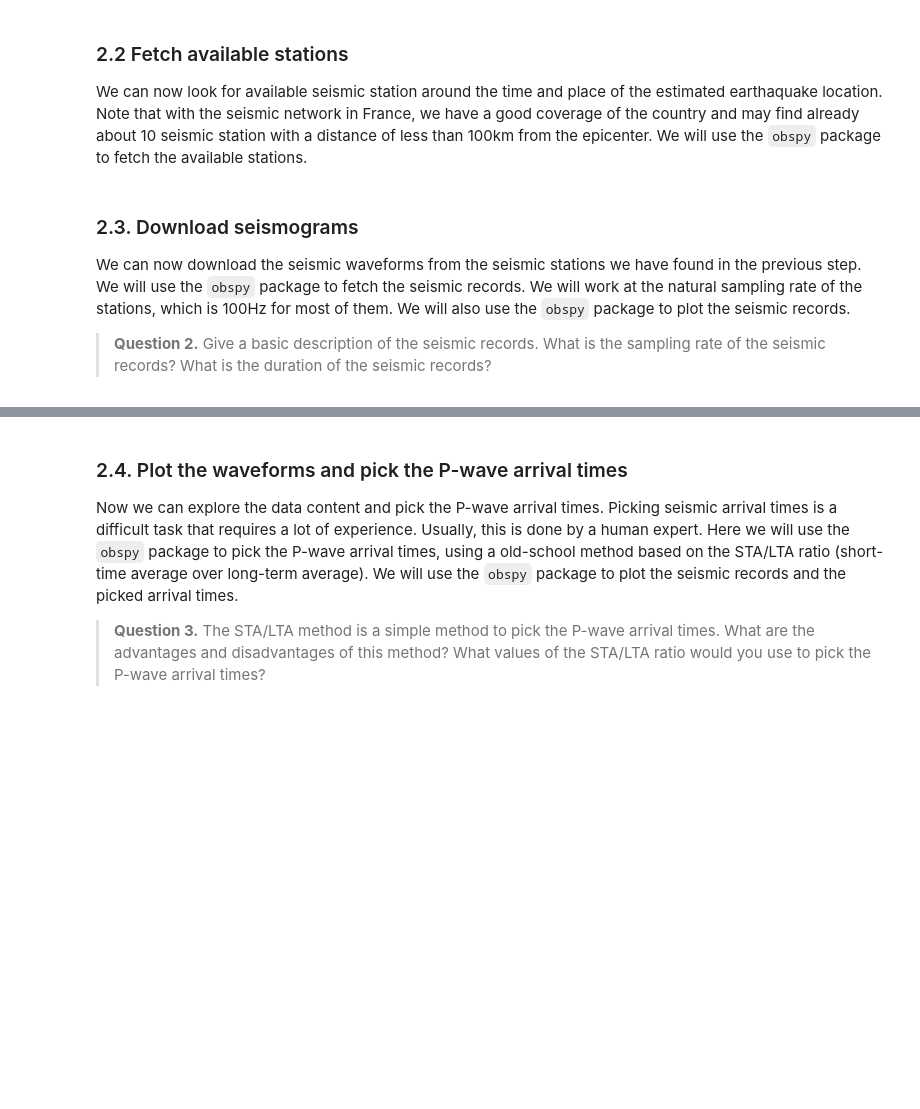
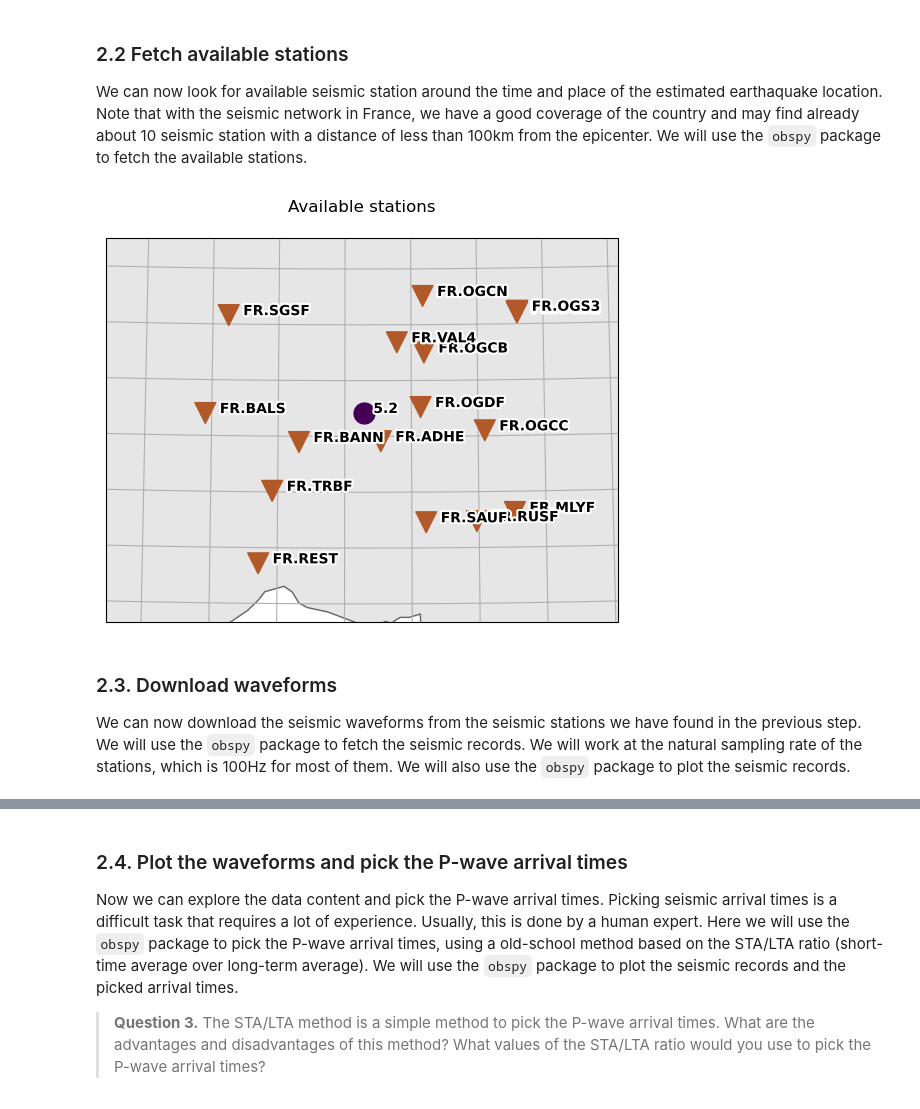
Before and after one commit to leonard-seydoux/earth-data-science, a Jupyter notebook: labs/2_epicenter/epicenter_solution.ipynb, the cells around one changed output, grey strips where cells are left out. Saved outputs shown, nothing was run; the diff lists cells and outputs as text; code cells hidden in the pictures; blank space fills up the shorter version.

```diff
--- a/labs/2_epicenter/epicenter_solution.ipynb
+++ b/labs/2_epicenter/epicenter_solution.ipynb
@@ -130,30 +112,31 @@ Origin
 
 We can now look for available seismic station around the time and place of the estimated earthaquake location. Note that with the seismic network in France, we have a good coverage of the country and may find already about 10 seismic station with a distance of less than 100km from the epicenter. We will use the `obspy` package to fetch the available stations.
 # %%
+# Get the only event in the catalog
+event = catalog[0]
+
 # Look for station near the epicenter
 inventory = client.get_stations(
     network="FR",
     channel="HHZ",
     starttime=event.origins[0].time - 5,
     endtime=event.origins[0].time + 125,
     latitude=event.origins[0].latitude,
     longitude=event.origins[0].longitude,
     maxradius=1,
     matchtimeseries=True,
 )
 
 # Plot inventory
 fig = inventory.plot(projection="local", resolution="i", show=False)
-events.plot(projection="local", resolution="i", fig=fig, title="Available stations")
-
-# Show information
-inventory
+catalog.plot(projection="local", resolution="i", fig=fig, title="Available stations")
+plt.show()
+# %% [output]
+[figure, added]
 # %% [markdown]
-### 2.3. Download seismograms
+### 2.3. Download waveforms
 
 We can now download the seismic waveforms from the seismic stations we have found in the previous step. We will use the `obspy` package to fetch the seismic records. We will work at the natural sampling rate of the stations, which is 100Hz for most of them. We will also use the `obspy` package to plot the seismic records.
-
-> __Question 2.__ Give a basic description of the seismic records. What is the sampling rate of the seismic records? What is the duration of the seismic records?
 # %%
 # Create an empty stream object
 stream = obspy.Stream()
```
Also changed, not shown: parts of 7 cells of this notebook, 1 other file.
